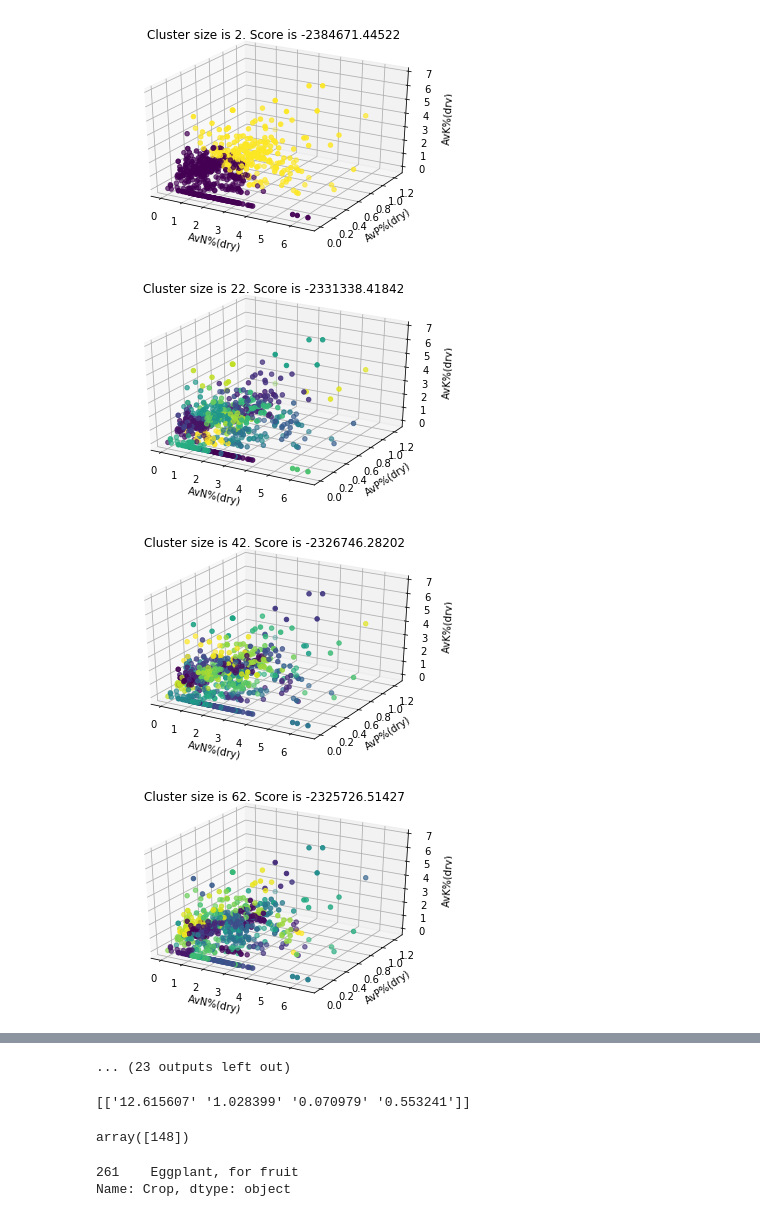
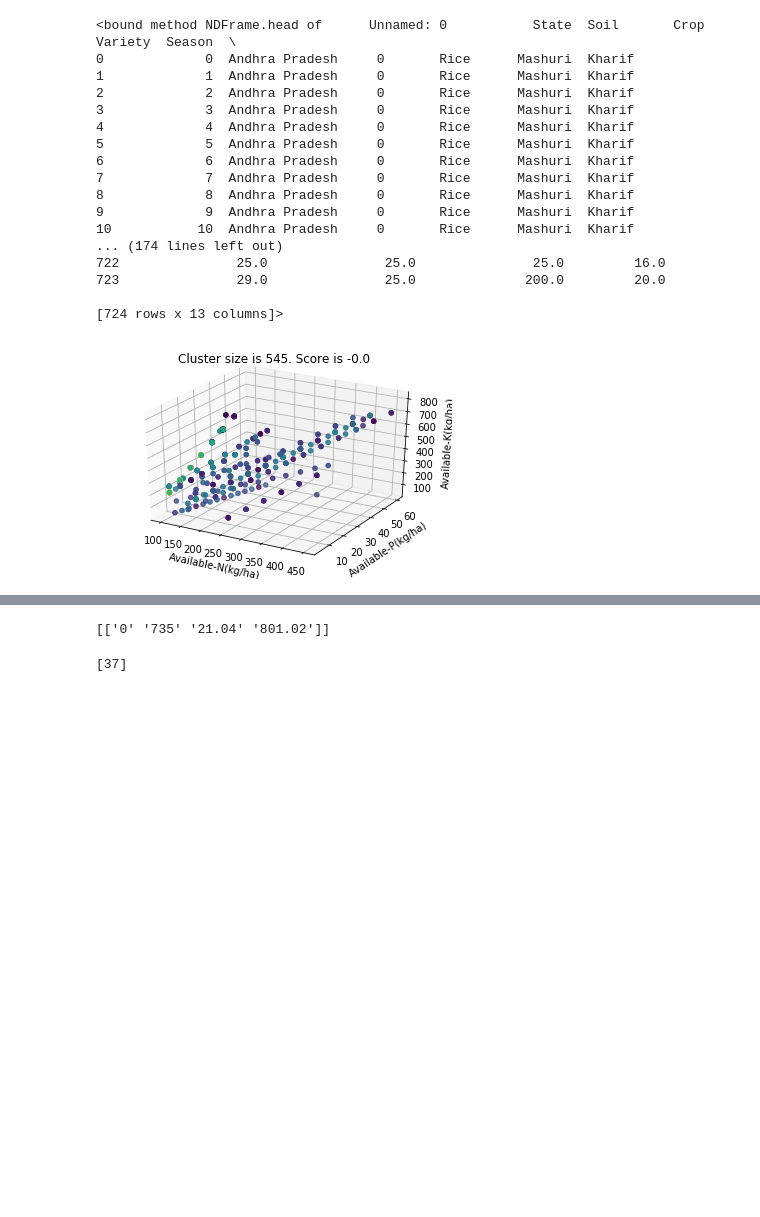
Before and after one commit to Catastrophe101/Ksetrapati-FarmMaestro, a Jupyter notebook: Module-2/Train_script_kmeans(Module-2).ipynb, the cells around one changed output, grey strips where cells are left out. Cells and saved outputs as stored; diff of their text form; code cells hidden in the pictures; blank space fills up the shorter version.

Commit message:
Indian dataset trained

```diff
--- a/Module-2/Train_script_kmeans(Module-2).ipynb
+++ b/Module-2/Train_script_kmeans(Module-2).ipynb
@@ -16,5 +16,24 @@ import matplotlib.pyplot as plt
 import time
 # %%
 df_train=pd.read_csv('partCleaned.csv')
+df_train.head
+# %% [output]
+<bound method NDFrame.head of      Unnamed: 0           State  Soil       Crop      Variety  Season  \
+0             0  Andhra Pradesh     0       Rice      Mashuri  Kharif
+1             1  Andhra Pradesh     0       Rice      Mashuri  Kharif
+2             2  Andhra Pradesh     0       Rice      Mashuri  Kharif
+3             3  Andhra Pradesh     0       Rice      Mashuri  Kharif
+4             4  Andhra Pradesh     0       Rice      Mashuri  Kharif
+5             5  Andhra Pradesh     0       Rice      Mashuri  Kharif
+6             6  Andhra Pradesh     0       Rice      Mashuri  Kharif
+7             7  Andhra Pradesh     0       Rice      Mashuri  Kharif
+8             8  Andhra Pradesh     0       Rice      Mashuri  Kharif
+9             9  Andhra Pradesh     0       Rice      Mashuri  Kharif
+10           10  Andhra Pradesh     0       Rice      Mashuri  Kharif
+... (174 lines left out)
+722               25.0               25.0               25.0         16.0
+723               29.0               25.0              200.0         20.0
+
+[724 rows x 13 columns]>
 # %%
 df_tr=df_train
@@ -26,22 +40,27 @@ listOutput=[]
+# %%
+clmns = ['Soil','Available-N(kg/ha)','Available-P(kg/ha)','Available-K(kg/ha)']
 # %%
-for i in range(2,700,+20):
-    kmeans = KMeans(n_clusters=i, random_state=0).fit(df_tr_std)
-    labels = kmeans.labels_
-    df_tr['clusters'] = labels
-    clmns.extend(['clusters'])
-    df_clust=df_tr[clmns]
-    df_test=df_tr[['AvMoisture%', 'AvN%(dry)', 'AvP%(dry)', 'AvK%(dry)']]
-    #listOutput.append(kmeans.score(df_test.values))
-    fig=plt.figure()
-    ax = fig.add_subplot(111,projection='3d')
-    ax.scatter(df_tr['AvN%(dry)'],df_tr['AvP%(dry)'],df_tr['AvK%(dry)'],c=labels,marker='o');
-    ax.set_title("Cluster size is "+str(i)+". Score is "+str(kmeans.score(df_test.values)))
-    ax.set_xlabel('AvN%(dry)')
-    ax.set_ylabel('AvP%(dry)')
-    ax.set_zlabel('AvK%(dry)')
-    plt.show()
+# for i in range(2,700,20):
+kmeans = KMeans(n_clusters=545, random_state=0).fit(df_tr[['Soil','Available-N(kg/ha)','Available-P(kg/ha)','Available-K(kg/ha)']])
+labels = kmeans.labels_
+df_tr['clusters'] = labels
+clmns.extend(['clusters'])
+df_clust=df_tr[clmns]
+df_test=df_tr[['Soil','Available-N(kg/ha)','Available-P(kg/ha)','Available-K(kg/ha)']]
+#listOutput.append(kmeans.score(df_test.values))
+fig=plt.figure()
+ax = fig.add_subplot(111,projection='3d')
+ax.scatter(df_tr['Available-N(kg/ha)'],df_tr['Available-P(kg/ha)'],df_tr['Available-K(kg/ha)'],c=labels,marker='o');
+ax.set_title("Cluster size is "+str(545)+". Score is "+str(kmeans.score(df_test.values)))
+ax.set_xlabel('Available-N(kg/ha)')
+ax.set_ylabel('Available-P(kg/ha)')
+ax.set_zlabel('Available-K(kg/ha)')
+plt.show()
+# values=np.array([['122','6.048','348']])#,['0.4','0.5','0.6','0.6']])
+# #     print(values)
+# prediction=kmeans.predict(values)
+# #     print(prediction)
+# out=df_tr[['Crop','Variety']].loc[df_tr['clusters'] ==  prediction[0]]
+# print(out)
 # %% [output]
-[figure, old version]
+[figure, new version]
-[figure, removed]
-[figure, removed]
-[figure, removed]
@@ -56,18 +67,12 @@ for i in range(2,700,+20):
-... (23 outputs left out)
 # %%
  from scipy import sparse
- values=np.array([['12.615607','1.028399','0.070979','0.553241']])#,['0.4','0.5','0.6','0.6']])
+ values=np.array([['0','735','21.04','801.02']])#,['0.4','0.5','0.6','0.6']])
  print(values)
  #m[inds,np.arange(mshape[1])]=values
 # %% [output]
-[['12.615607' '1.028399' '0.070979' '0.553241']]
+[['0' '735' '21.04' '801.02']]
 # %%
 prediction=kmeans.predict(values)
-prediction
+print(prediction)
 # %% [output]
-array([148])
+[37]
-# %%
-df_tr['Crop'].loc[df_tr['clusters'] == prediction[0]]
-# %% [output]
-261    Eggplant, for fruit
-Name: Crop, dtype: object
```
Also changed, not shown: parts of 5 cells of this notebook, 7 other files.
